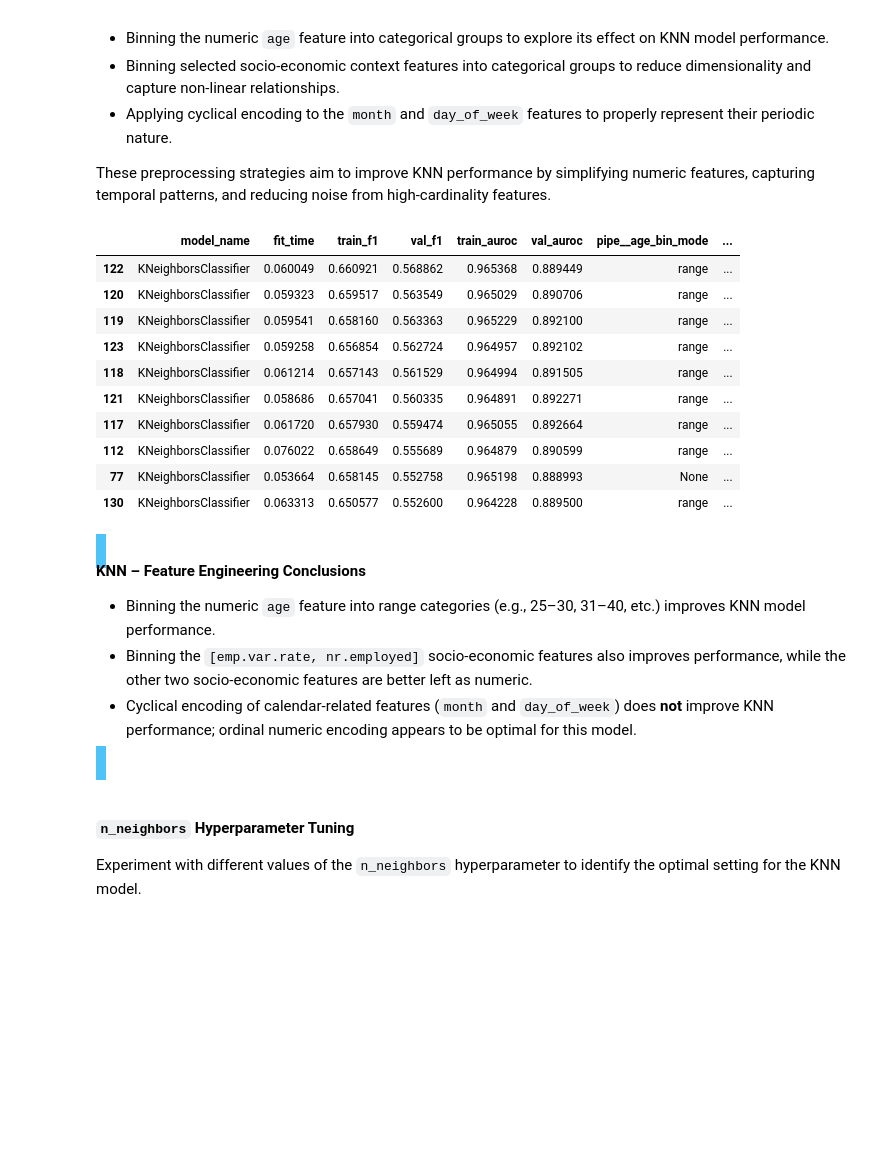
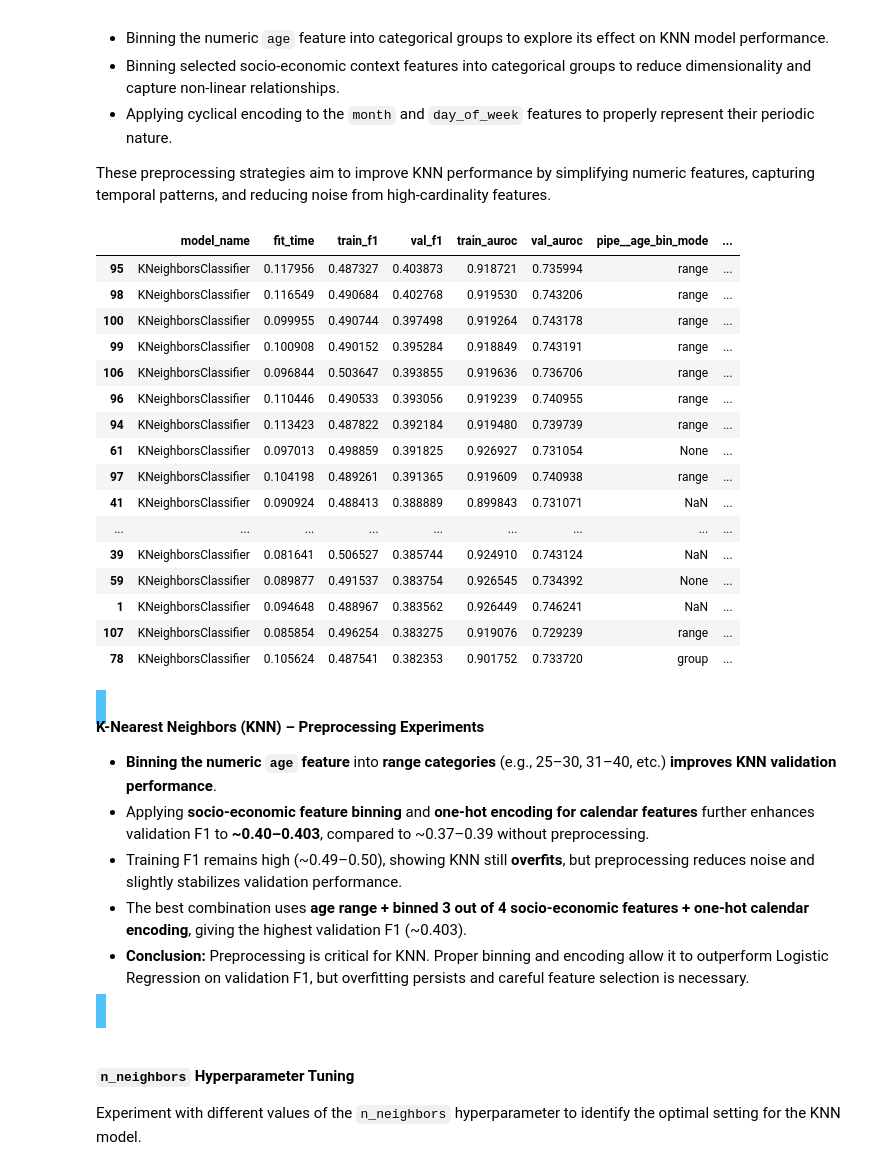
Before and after one commit to Maxstef/bank-deposit-prediction, a Jupyter notebook: notebooks/03_modeling.ipynb, the cells around one changed output. Cells and saved outputs as stored; diff of their text form; code cells hidden in the pictures; blank space fills up the shorter version.

Commit message:
modeling fix all experiments to avoid duration data leakage, add decision tree experiments

```diff
--- a/notebooks/03_modeling.ipynb
+++ b/notebooks/03_modeling.ipynb
@@ -817,29 +775,37 @@ for age_bin_mode in age_bin_mode_options:
 # %%
 show_results_df(
     model_name="KNeighborsClassifier",
     show_cols=["model_name", "fit_time", "train_f1", "val_f1", "train_auroc", "val_auroc", "pipe__age_bin_mode", "pipe__soceco_bin_cols", "pipe__calendar_cols_mode", "n_features"],
-    show_count=10
+    show_count=20
 )
 # %% [output]
 |  | model_name | fit_time | train_f1 | val_f1 | train_auroc | val_auroc | pipe__age_bin_mode | ... |
-| 122 | KNeighborsClassifier | 0.060049 | 0.660921 | 0.568862 | 0.965368 | 0.889449 | range | ... |
-| 120 | KNeighborsClassifier | 0.059323 | 0.659517 | 0.563549 | 0.965029 | 0.890706 | range | ... |
-| 119 | KNeighborsClassifier | 0.059541 | 0.658160 | 0.563363 | 0.965229 | 0.892100 | range | ... |
-| 123 | KNeighborsClassifier | 0.059258 | 0.656854 | 0.562724 | 0.964957 | 0.892102 | range | ... |
-| 118 | KNeighborsClassifier | 0.061214 | 0.657143 | 0.561529 | 0.964994 | 0.891505 | range | ... |
-| 121 | KNeighborsClassifier | 0.058686 | 0.657041 | 0.560335 | 0.964891 | 0.892271 | range | ... |
-| 117 | KNeighborsClassifier | 0.061720 | 0.657930 | 0.559474 | 0.965055 | 0.892664 | range | ... |
-| 112 | KNeighborsClassifier | 0.076022 | 0.658649 | 0.555689 | 0.964879 | 0.890599 | range | ... |
-| 77 | KNeighborsClassifier | 0.053664 | 0.658145 | 0.552758 | 0.965198 | 0.888993 | None | ... |
-| 130 | KNeighborsClassifier | 0.063313 | 0.650577 | 0.552600 | 0.964228 | 0.889500 | range | ... |
+| 95 | KNeighborsClassifier | 0.117956 | 0.487327 | 0.403873 | 0.918721 | 0.735994 | range | ... |
+| 98 | KNeighborsClassifier | 0.116549 | 0.490684 | 0.402768 | 0.919530 | 0.743206 | range | ... |
+| 100 | KNeighborsClassifier | 0.099955 | 0.490744 | 0.397498 | 0.919264 | 0.743178 | range | ... |
+| 99 | KNeighborsClassifier | 0.100908 | 0.490152 | 0.395284 | 0.918849 | 0.743191 | range | ... |
+| 106 | KNeighborsClassifier | 0.096844 | 0.503647 | 0.393855 | 0.919636 | 0.736706 | range | ... |
+| 96 | KNeighborsClassifier | 0.110446 | 0.490533 | 0.393056 | 0.919239 | 0.740955 | range | ... |
+| 94 | KNeighborsClassifier | 0.113423 | 0.487822 | 0.392184 | 0.919480 | 0.739739 | range | ... |
+| 61 | KNeighborsClassifier | 0.097013 | 0.498859 | 0.391825 | 0.926927 | 0.731054 | None | ... |
+| 97 | KNeighborsClassifier | 0.104198 | 0.489261 | 0.391365 | 0.919609 | 0.740938 | range | ... |
+| 41 | KNeighborsClassifier | 0.090924 | 0.488413 | 0.388889 | 0.899843 | 0.731071 | NaN | ... |
+| ... | ... | ... | ... | ... | ... | ... | ... | ... |
+| 39 | KNeighborsClassifier | 0.081641 | 0.506527 | 0.385744 | 0.924910 | 0.743124 | NaN | ... |
+| 59 | KNeighborsClassifier | 0.089877 | 0.491537 | 0.383754 | 0.926545 | 0.734392 | None | ... |
+| 1 | KNeighborsClassifier | 0.094648 | 0.488967 | 0.383562 | 0.926449 | 0.746241 | NaN | ... |
+| 107 | KNeighborsClassifier | 0.085854 | 0.496254 | 0.383275 | 0.919076 | 0.729239 | range | ... |
+| 78 | KNeighborsClassifier | 0.105624 | 0.487541 | 0.382353 | 0.901752 | 0.733720 | group | ... |
 # %% [markdown]
 <span style="background-color: #4FC3F7; display:block; padding:10px">
 
-**KNN – Feature Engineering Conclusions**
+**K-Nearest Neighbors (KNN) – Preprocessing Experiments**
 
-- Binning the numeric `age` feature into range categories (e.g., 25–30, 31–40, etc.) improves KNN model performance.
-- Binning the `[emp.var.rate, nr.employed]` socio-economic features also improves performance, while the other two socio-economic features are better left as numeric.
-- Cyclical encoding of calendar-related features (`month` and `day_of_week`) does **not** improve KNN performance; ordinal numeric encoding appears to be optimal for this model.
+- **Binning the numeric `age` feature** into **range categories** (e.g., 25–30, 31–40, etc.) **improves KNN validation performance**.
+- Applying **socio-economic feature binning** and **one-hot encoding for calendar features** further enhances validation F1 to **~0.40–0.403**, compared to ~0.37–0.39 without preprocessing.
+- Training F1 remains high (~0.49–0.50), showing KNN still **overfits**, but preprocessing reduces noise and slightly stabilizes validation performance.
+- The best combination uses **age range + binned 3 out of 4 socio-economic features + one-hot calendar encoding**, giving the highest validation F1 (~0.403).
+- **Conclusion:** Preprocessing is critical for KNN. Proper binning and encoding allow it to outperform Logistic Regression on validation F1, but overfitting persists and careful feature selection is necessary.
 
 </span>
 # %% [markdown]
```
Also changed, not shown: parts of 50 cells of this notebook, 3 other files.
